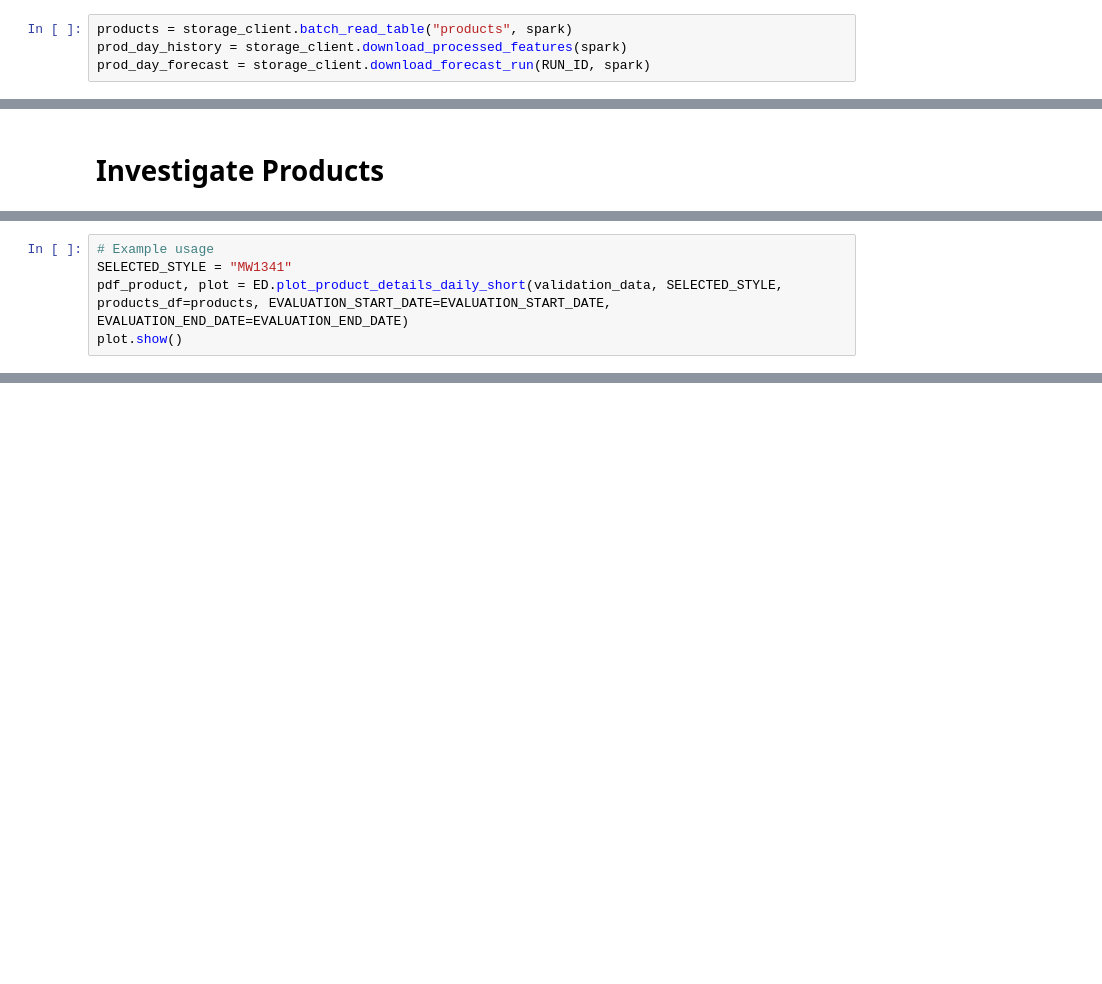
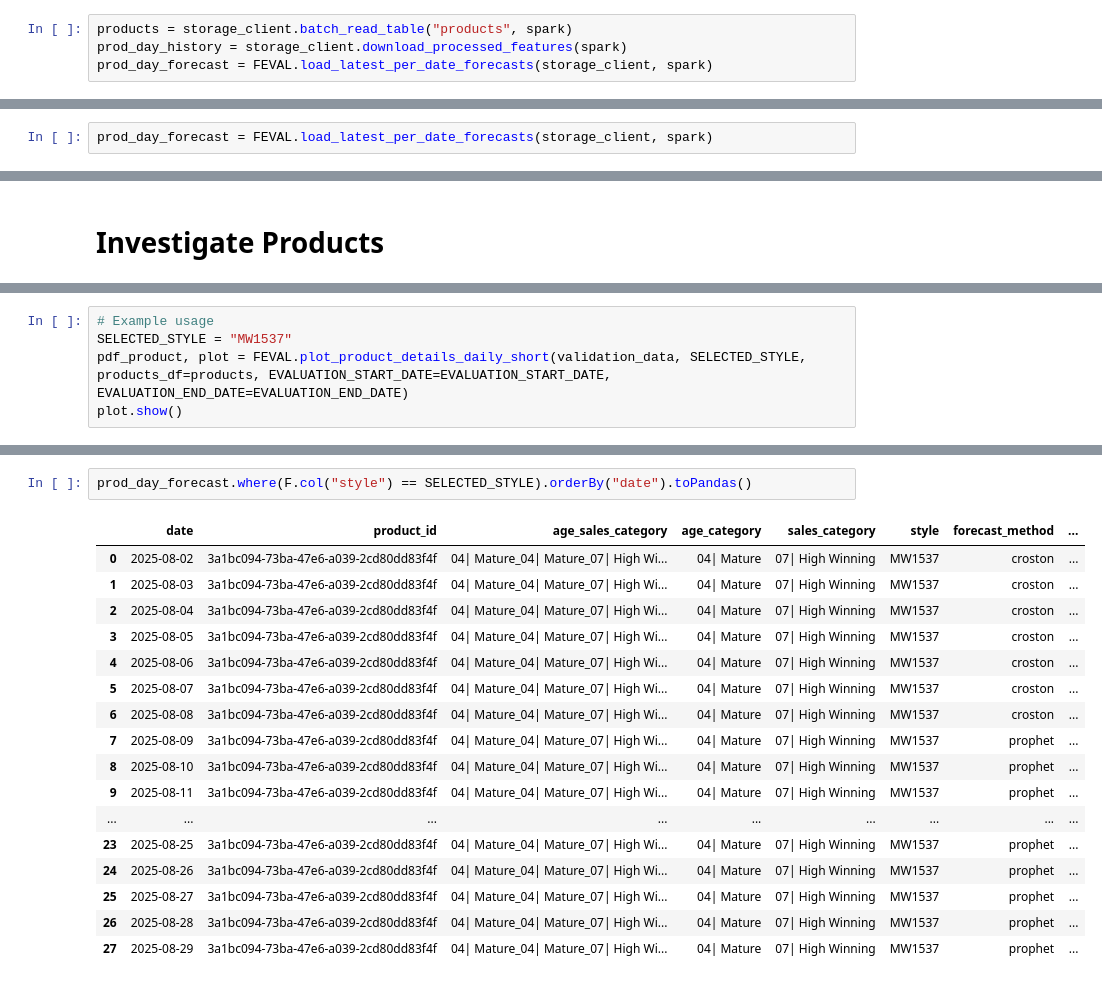
Before and after one commit to ameljenniwork-maker/Aya---Forecast-Engine, a Jupyter notebook: evaluate_forecast.ipynb, the cells around one changed output, grey strips where cells are left out. Saved outputs shown, nothing was run; the diff lists cells and outputs as text; blank space fills up the shorter version.

```diff
--- a/evaluate_forecast.ipynb
+++ b/evaluate_forecast.ipynb
@@ -88,4 +104,4 @@ RUN_ID = 3
 # %%
 products = storage_client.batch_read_table("products", spark)
 prod_day_history = storage_client.download_processed_features(spark)
-prod_day_forecast = storage_client.download_forecast_run(RUN_ID, spark)
+prod_day_forecast = FEVAL.load_latest_per_date_forecasts(storage_client, spark)
@@ -92,3 +112,5 @@ prod_day_forecast = storage_client.download_forecast_run(RUN_ID, spark)
+# %%
+prod_day_forecast = FEVAL.load_latest_per_date_forecasts(storage_client, spark)
 # %%
 prod_day_history.count()
 # %% [output]
@@ -204,7 +227,7 @@ reload(ED)
 <module 'functions_library.forecast_evaluation' from 'c:\\Users\\Cognira\\Desktop\\Aya - Forecast\\functions_library\\forecast_evaluation.py'>
 # %%
 # Example usage
-SELECTED_STYLE = "MW1341"
-pdf_product, plot = ED.plot_product_details_daily_short(validation_data, SELECTED_STYLE, products_df=products, EVALUATION_START_DATE=EVALUATION_START_DATE, EVALUATION_END_DATE=EVALUATION_END_DATE)
+SELECTED_STYLE = "MW1537"
+pdf_product, plot = FEVAL.plot_product_details_daily_short(validation_data, SELECTED_STYLE, products_df=products, EVALUATION_START_DATE=EVALUATION_START_DATE, EVALUATION_END_DATE=EVALUATION_END_DATE)
 plot.show()
 # %% [output]
@@ -213,2 +236,22 @@ Price: 260.87
 Status: ACTIVE
 [interactive output not drawn]
+# %%
+prod_day_forecast.where(F.col("style") == SELECTED_STYLE).orderBy("date").toPandas()
+# %% [output]
+|  | date | product_id | age_sales_category | age_category | sales_category | style | forecast_method | ... |
+| 0 | 2025-08-02 | 3a1bc094-73ba-47e6-a039-2cd80dd83f4f | 04| Mature_04| Mature_07| High Wi... | 04| Mature | 07| High Winning | MW1537 | croston | ... |
+| 1 | 2025-08-03 | 3a1bc094-73ba-47e6-a039-2cd80dd83f4f | 04| Mature_04| Mature_07| High Wi... | 04| Mature | 07| High Winning | MW1537 | croston | ... |
+| 2 | 2025-08-04 | 3a1bc094-73ba-47e6-a039-2cd80dd83f4f | 04| Mature_04| Mature_07| High Wi... | 04| Mature | 07| High Winning | MW1537 | croston | ... |
+| 3 | 2025-08-05 | 3a1bc094-73ba-47e6-a039-2cd80dd83f4f | 04| Mature_04| Mature_07| High Wi... | 04| Mature | 07| High Winning | MW1537 | croston | ... |
+| 4 | 2025-08-06 | 3a1bc094-73ba-47e6-a039-2cd80dd83f4f | 04| Mature_04| Mature_07| High Wi... | 04| Mature | 07| High Winning | MW1537 | croston | ... |
+| 5 | 2025-08-07 | 3a1bc094-73ba-47e6-a039-2cd80dd83f4f | 04| Mature_04| Mature_07| High Wi... | 04| Mature | 07| High Winning | MW1537 | croston | ... |
+| 6 | 2025-08-08 | 3a1bc094-73ba-47e6-a039-2cd80dd83f4f | 04| Mature_04| Mature_07| High Wi... | 04| Mature | 07| High Winning | MW1537 | croston | ... |
+| 7 | 2025-08-09 | 3a1bc094-73ba-47e6-a039-2cd80dd83f4f | 04| Mature_04| Mature_07| High Wi... | 04| Mature | 07| High Winning | MW1537 | prophet | ... |
+| 8 | 2025-08-10 | 3a1bc094-73ba-47e6-a039-2cd80dd83f4f | 04| Mature_04| Mature_07| High Wi... | 04| Mature | 07| High Winning | MW1537 | prophet | ... |
+| 9 | 2025-08-11 | 3a1bc094-73ba-47e6-a039-2cd80dd83f4f | 04| Mature_04| Mature_07| High Wi... | 04| Mature | 07| High Winning | MW1537 | prophet | ... |
+| ... | ... | ... | ... | ... | ... | ... | ... | ... |
+| 23 | 2025-08-25 | 3a1bc094-73ba-47e6-a039-2cd80dd83f4f | 04| Mature_04| Mature_07| High Wi... | 04| Mature | 07| High Winning | MW1537 | prophet | ... |
+| 24 | 2025-08-26 | 3a1bc094-73ba-47e6-a039-2cd80dd83f4f | 04| Mature_04| Mature_07| High Wi... | 04| Mature | 07| High Winning | MW1537 | prophet | ... |
+| 25 | 2025-08-27 | 3a1bc094-73ba-47e6-a039-2cd80dd83f4f | 04| Mature_04| Mature_07| High Wi... | 04| Mature | 07| High Winning | MW1537 | prophet | ... |
+| 26 | 2025-08-28 | 3a1bc094-73ba-47e6-a039-2cd80dd83f4f | 04| Mature_04| Mature_07| High Wi... | 04| Mature | 07| High Winning | MW1537 | prophet | ... |
+| 27 | 2025-08-29 | 3a1bc094-73ba-47e6-a039-2cd80dd83f4f | 04| Mature_04| Mature_07| High Wi... | 04| Mature | 07| High Winning | MW1537 | prophet | ... |
```
Also changed, not shown: parts of 20 cells of this notebook, 5 other files.
